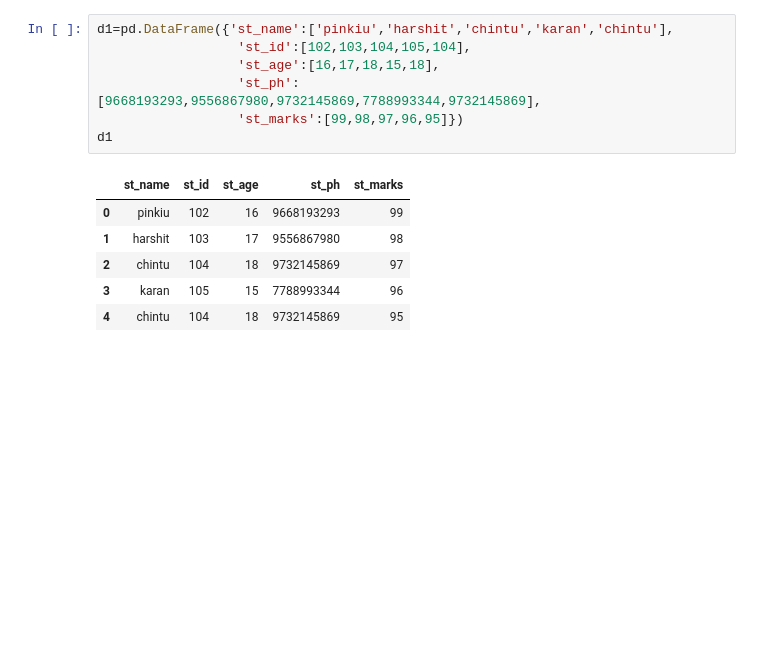
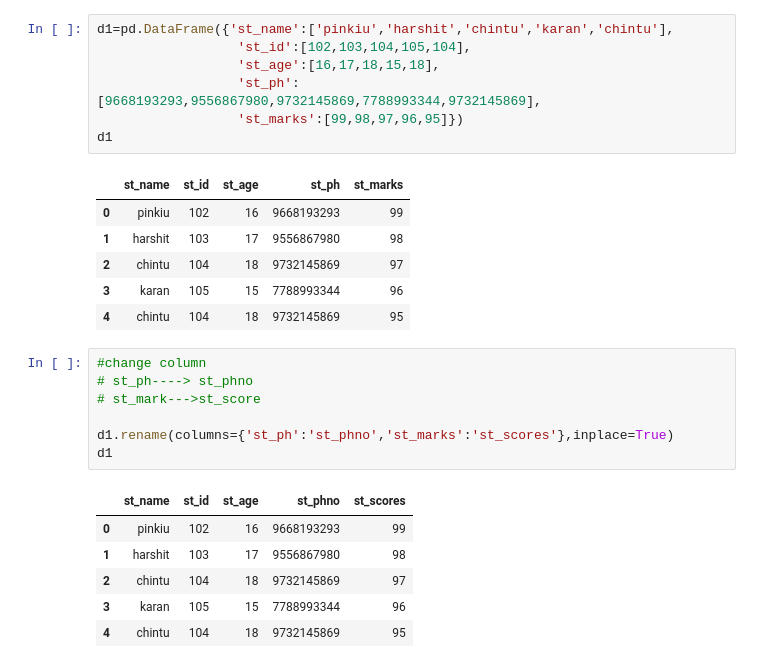
Before and after one commit to Yaminikanta/Python_Libraries, a Jupyter notebook: 02-Pandas/class_pandas.ipynb, the cells around one changed output. Drawn from its saved outputs; the diff is of its cells as text; blank space fills up the shorter version.

```diff
--- a/02-Pandas/class_pandas.ipynb
+++ b/02-Pandas/class_pandas.ipynb
@@ -452,3 +452,17 @@ d1
 | 2 | chintu | 104 | 18 | 9732145869 | 97 |
 | 3 | karan | 105 | 15 | 7788993344 | 96 |
 | 4 | chintu | 104 | 18 | 9732145869 | 95 |
+# %%
+#change column
+# st_ph----> st_phno
+# st_mark--->st_score
+
+d1.rename(columns={'st_ph':'st_phno','st_marks':'st_scores'},inplace=True)
+d1
+# %% [output]
+|  | st_name | st_id | st_age | st_phno | st_scores |
+| 0 | pinkiu | 102 | 16 | 9668193293 | 99 |
+| 1 | harshit | 103 | 17 | 9556867980 | 98 |
+| 2 | chintu | 104 | 18 | 9732145869 | 97 |
+| 3 | karan | 105 | 15 | 7788993344 | 96 |
+| 4 | chintu | 104 | 18 | 9732145869 | 95 |
```
